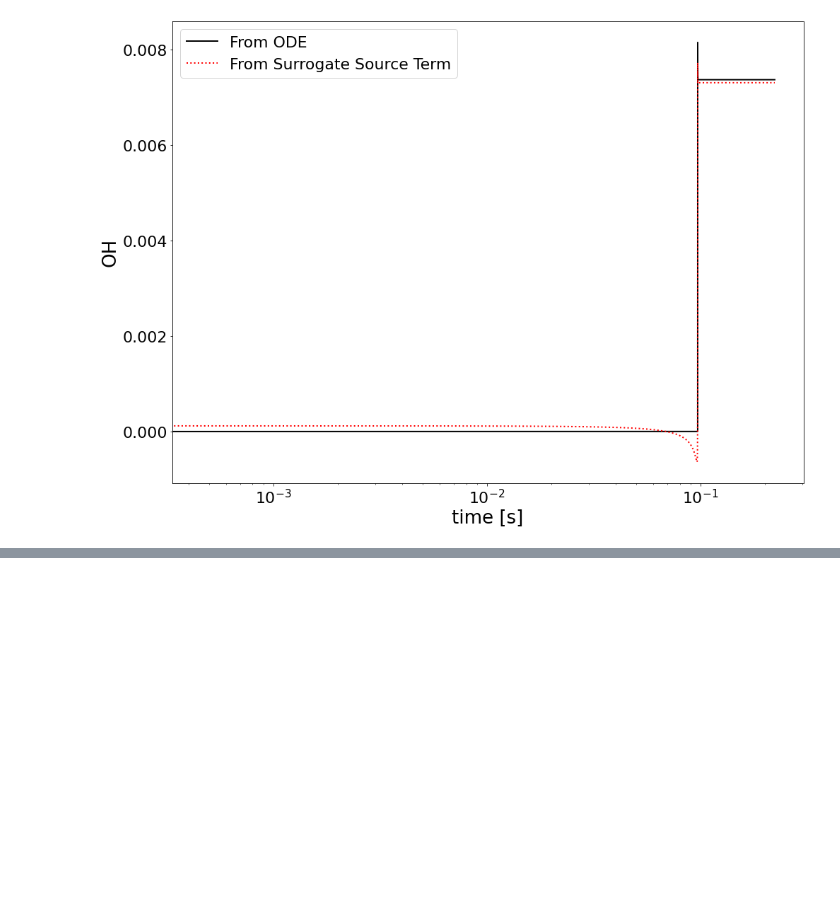
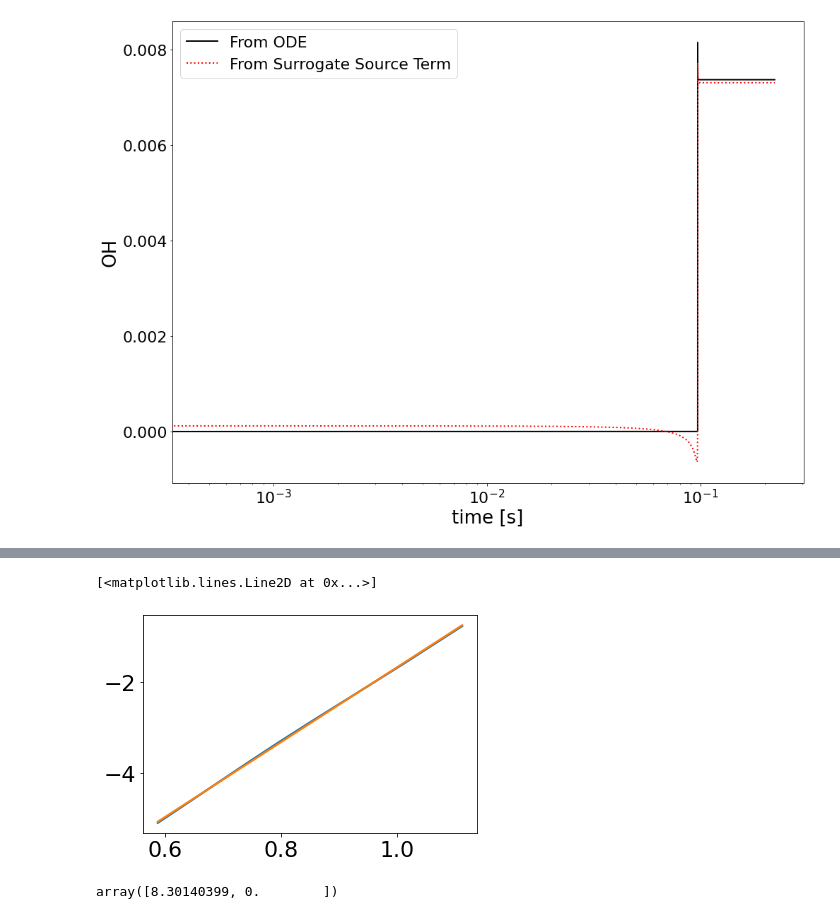
Before and after one commit to simoneventuri/ROMNet_, a Jupyter notebook: scripts/generating_data/0DReactor/Plot_Data.ipynb, the cells around one changed output, grey strips where cells are left out. Saved outputs shown, nothing was run; the diff lists cells and outputs as text; code cells hidden in the pictures; blank space fills up the shorter version.

```diff
--- a/scripts/generating_data/0DReactor/Plot_Data.ipynb
+++ b/scripts/generating_data/0DReactor/Plot_Data.ipynb
@@ -123,0 +178,34 @@ iVar =  6
+# %%
+Delays = np.array([[1.1111111111111112,0.1741338477406572],
+[1.0112359550561798,0.025974105682648012],
+[0.9278350515463917,0.005546387566505817],
+[0.8571428571428572,0.0015061421948243216],
+[0.7964601769911503,0.00047908604296259533],
+[0.7438016528925621,0.00017205712743850336],
+[0.6976744186046512,6.884770772008809e-05],
+[0.656934306569343,3.0431753031592618e-05],
+[0.6206896551724138,1.4798788868321459e-05],
+[0.5882352941176471,7.822718687564532e-06]])
+
+Delayss      = Delays
+Delayss[:,1] = np.log10(Delays[:,1])
+# %%
+from scipy.optimize import curve_fit
+
+def lin(x, a, b):
+    return a*x + b
+
+pars, cov = curve_fit(f=lin, xdata=Delayss[:,0], ydata=Delayss[:,1], p0=[0, 0], bounds=(-np.inf, np.inf))
+# %%
+one_over = 1000./np.linspace(900, 1700, 100)
+y_pred   = one_over*pars[0] + pars[1]
+
+plt.plot(Delays[:,0], Delays[:,1])
+plt.plot(one_over, y_pred)
+# %% [output]
+[<matplotlib.lines.Line2D at 0x...>]
+[figure, added]
+# %%
+np.maximum(pars, 0.)
+# %% [output]
+array([8.30140399, 0.        ])
```
Also changed, not shown: parts of 8 cells of this notebook, 5 other files.
